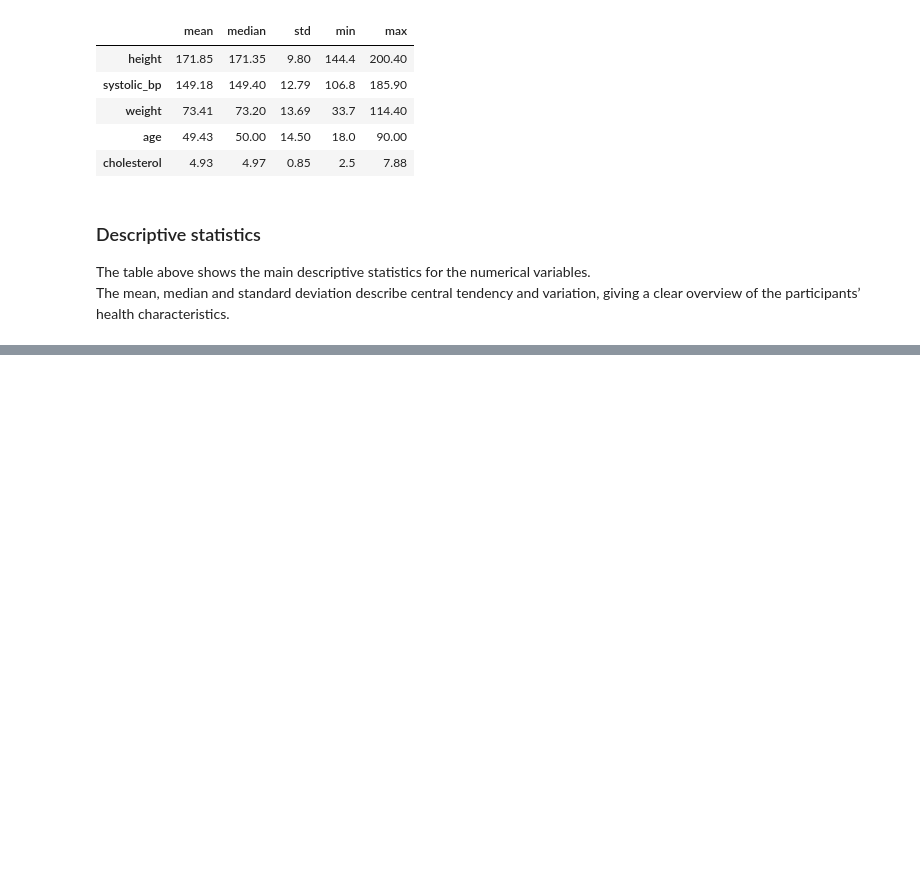
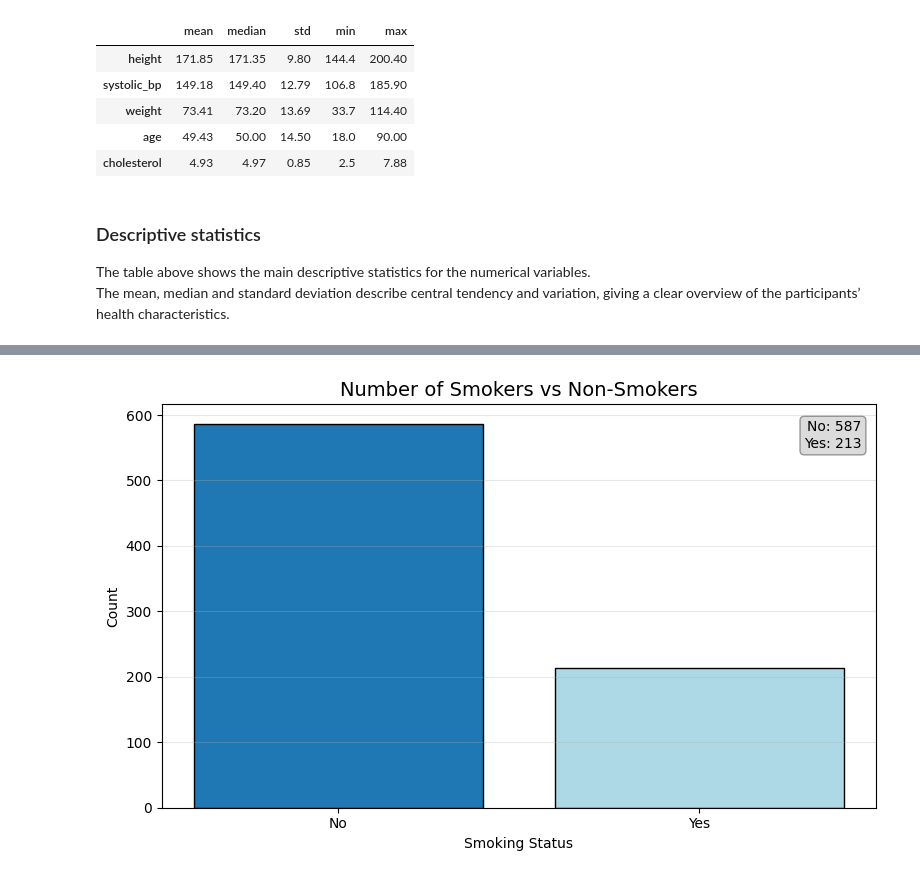
Before and after one commit to HenrikAnderss0n/health-study, a Jupyter notebook: health_study_del1.ipynb, the cells around one changed output, grey strips where cells are left out. Saved outputs shown, nothing was run; the diff lists cells and outputs as text; code cells hidden in the pictures; blank space fills up the shorter version.

```diff
--- a/health_study_del1.ipynb
+++ b/health_study_del1.ipynb
@@ -142,0 +192,26 @@ This gives an initial sense of the population’s blood pressure profile before
+# %%
+fig, ax = plt.subplots(figsize=(8, 5))
+
+smoker_counts = df["smoker"].value_counts()
+
+ax.bar(smoker_counts.index, smoker_counts.values,
+       color=["tab:blue", "lightblue"],
+       edgecolor="black")
+
+ax.set_title("Number of Smokers vs Non-Smokers", fontsize=14)
+ax.set_xlabel("Smoking Status")
+ax.set_ylabel("Count")
+ax.grid(axis="y", alpha=0.3)
+
+ax.text(
+    0.98, 0.96,
+    f"No: {smoker_counts['No']}\nYes: {smoker_counts['Yes']}",
+    transform=ax.transAxes,
+    ha="right", va="top",
+    bbox=dict(boxstyle="round", facecolor="lightgray", alpha=0.8, edgecolor="gray")
+)
+
+plt.tight_layout()
+plt.show()
+# %% [output]
+[figure, added]
```
Also changed, not shown: parts of 18 cells of this notebook.
